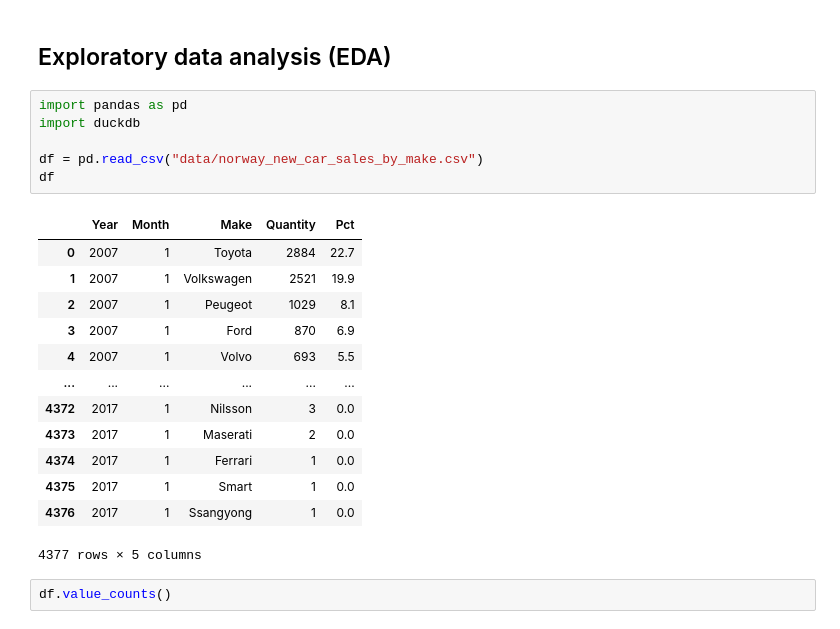
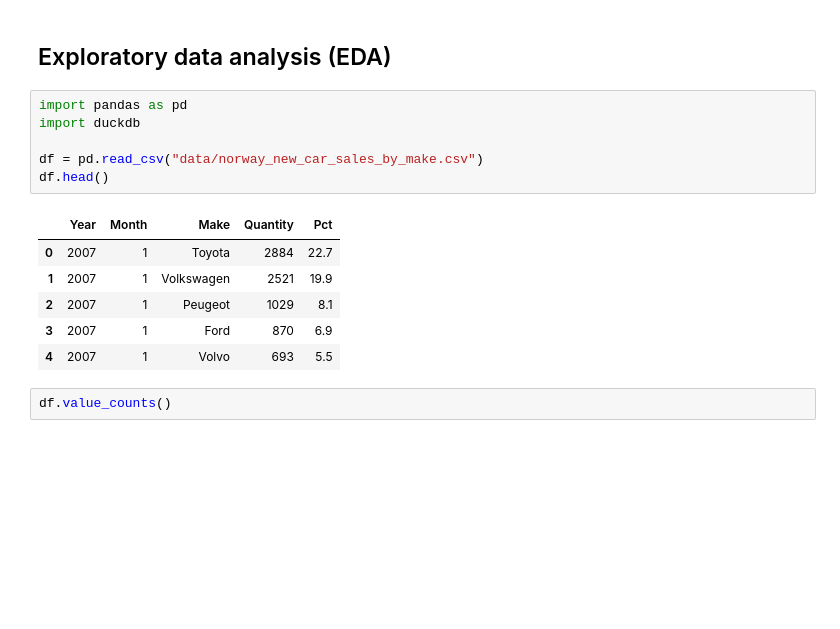
Before and after one commit to AIgineerAB/data_visualization_course, a Jupyter notebook: 02_matplotlib_line_bar/matplotlib_line_bar.ipynb, the cells around one changed output. Cells and saved outputs as stored; diff of their text form; blank space fills up the shorter version.

```diff
--- a/02_matplotlib_line_bar/matplotlib_line_bar.ipynb
+++ b/02_matplotlib_line_bar/matplotlib_line_bar.ipynb
@@ -15,23 +15,16 @@ This image is a good reference point when you need to customize different parts
 # %%
 import pandas as pd
 import duckdb
 
 df = pd.read_csv("data/norway_new_car_sales_by_make.csv")
-df
+df.head()
 # %% [output]
 |  | Year | Month | Make | Quantity | Pct |
 | 0 | 2007 | 1 | Toyota | 2884 | 22.7 |
 | 1 | 2007 | 1 | Volkswagen | 2521 | 19.9 |
 | 2 | 2007 | 1 | Peugeot | 1029 | 8.1 |
 | 3 | 2007 | 1 | Ford | 870 | 6.9 |
 | 4 | 2007 | 1 | Volvo | 693 | 5.5 |
-| ... | ... | ... | ... | ... | ... |
-| 4372 | 2017 | 1 | Nilsson | 3 | 0.0 |
-| 4373 | 2017 | 1 | Maserati | 2 | 0.0 |
-| 4374 | 2017 | 1 | Ferrari | 1 | 0.0 |
-| 4375 | 2017 | 1 | Smart | 1 | 0.0 |
-| 4376 | 2017 | 1 | Ssangyong | 1 | 0.0 |
-4377 rows × 5 columns
 # %%
 df.value_counts()
 # %% [output]
```
Also changed, not shown: parts of 7 cells of this notebook, 2 other files.
